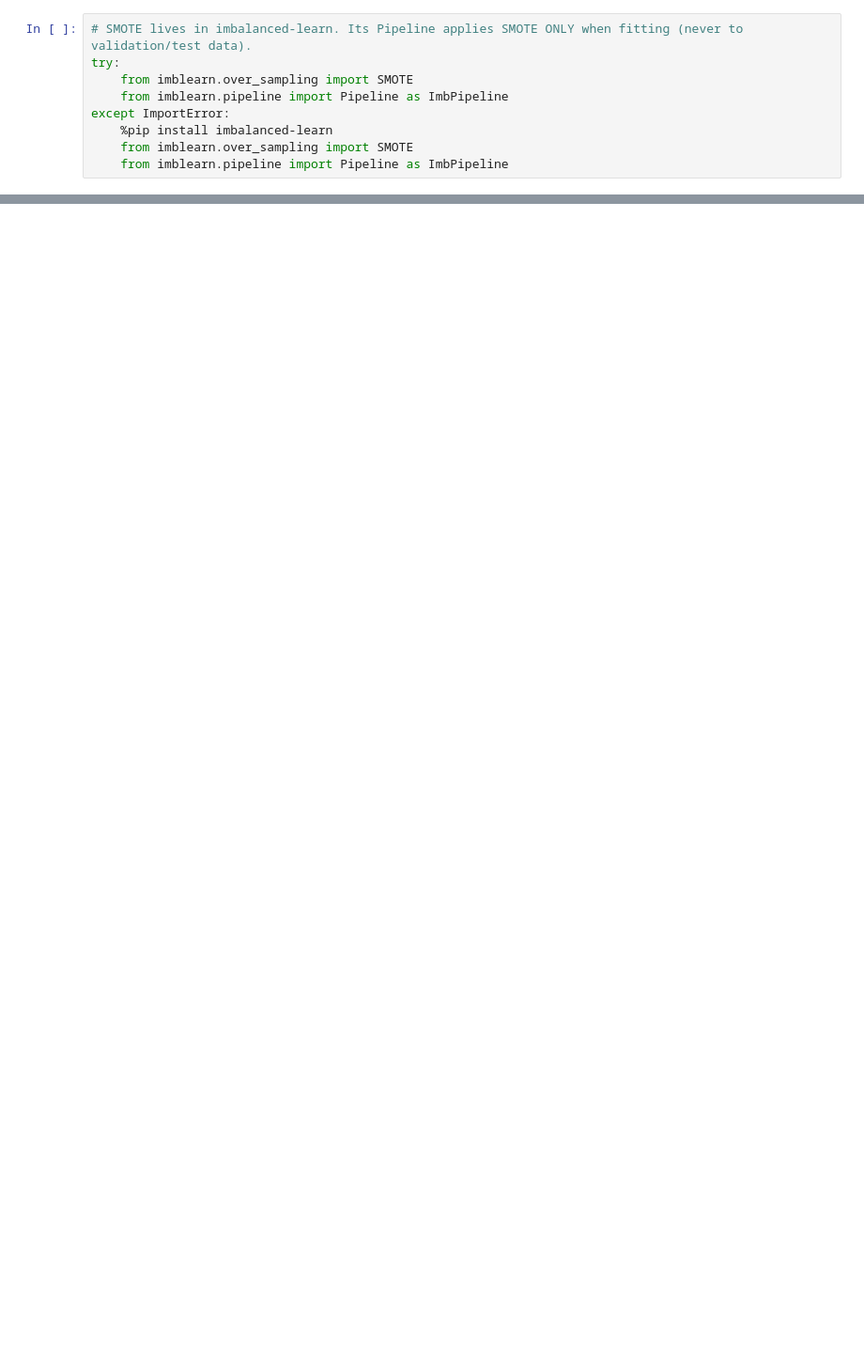
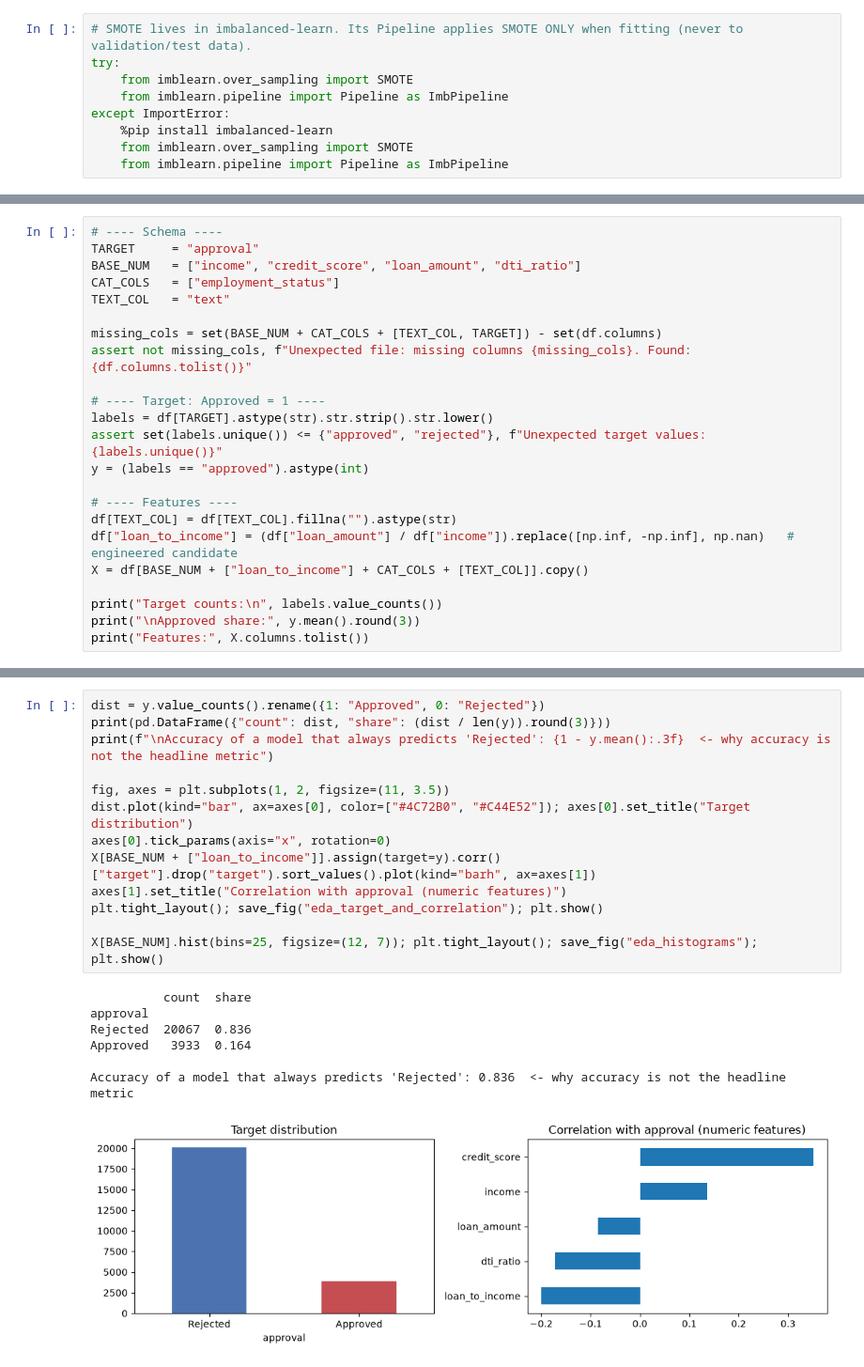
Before and after one commit to AbeshuK/Loan-Approval-Prediction, a Jupyter notebook: loan_approval_prediction.ipynb, the cells around one changed output, grey strips where cells are left out. Shown at 94% size. Saved outputs shown, nothing was run; the diff lists cells and outputs as text; blank space fills up the shorter version.

```diff
--- a/loan_approval_prediction.ipynb
+++ b/loan_approval_prediction.ipynb
@@ -302,0 +114,23 @@ plt.tight_layout(); plt.show()
+# %%
+# ---- Schema ----
+TARGET     = "approval"
+BASE_NUM   = ["income", "credit_score", "loan_amount", "dti_ratio"]
+CAT_COLS   = ["employment_status"]
+TEXT_COL   = "text"
+
+missing_cols = set(BASE_NUM + CAT_COLS + [TEXT_COL, TARGET]) - set(df.columns)
+assert not missing_cols, f"Unexpected file: missing columns {missing_cols}. Found: {df.columns.tolist()}"
+
+# ---- Target: Approved = 1 ----
+labels = df[TARGET].astype(str).str.strip().str.lower()
+assert set(labels.unique()) <= {"approved", "rejected"}, f"Unexpected target values: {labels.unique()}"
+y = (labels == "approved").astype(int)
+
+# ---- Features ----
+df[TEXT_COL] = df[TEXT_COL].fillna("").astype(str)
+df["loan_to_income"] = (df["loan_amount"] / df["income"]).replace([np.inf, -np.inf], np.nan)   # engineered candidate
+X = df[BASE_NUM + ["loan_to_income"] + CAT_COLS + [TEXT_COL]].copy()
+
+print("Target counts:\n", labels.value_counts())
+print("\nApproved share:", y.mean().round(3))
+print("Features:", X.columns.tolist())
@@ -302,0 +186,21 @@ plt.tight_layout(); plt.show()
+# %%
+dist = y.value_counts().rename({1: "Approved", 0: "Rejected"})
+print(pd.DataFrame({"count": dist, "share": (dist / len(y)).round(3)}))
+print(f"\nAccuracy of a model that always predicts 'Rejected': {1 - y.mean():.3f}  <- why accuracy is not the headline metric")
+
+fig, axes = plt.subplots(1, 2, figsize=(11, 3.5))
+dist.plot(kind="bar", ax=axes[0], color=["#4C72B0", "#C44E52"]); axes[0].set_title("Target distribution")
+axes[0].tick_params(axis="x", rotation=0)
+X[BASE_NUM + ["loan_to_income"]].assign(target=y).corr()["target"].drop("target").sort_values().plot(kind="barh", ax=axes[1])
+axes[1].set_title("Correlation with approval (numeric features)")
+plt.tight_layout(); save_fig("eda_target_and_correlation"); plt.show()
+
+X[BASE_NUM].hist(bins=25, figsize=(12, 7)); plt.tight_layout(); save_fig("eda_histograms"); plt.show()
+# %% [output]
+          count  share
+approval
+Rejected  20067  0.836
+Approved   3933  0.164
+
+Accuracy of a model that always predicts 'Rejected': 0.836  <- why accuracy is not the headline metric
+[figure, added]
```
Also changed, not shown: parts of 69 cells of this notebook, 13 other files.
